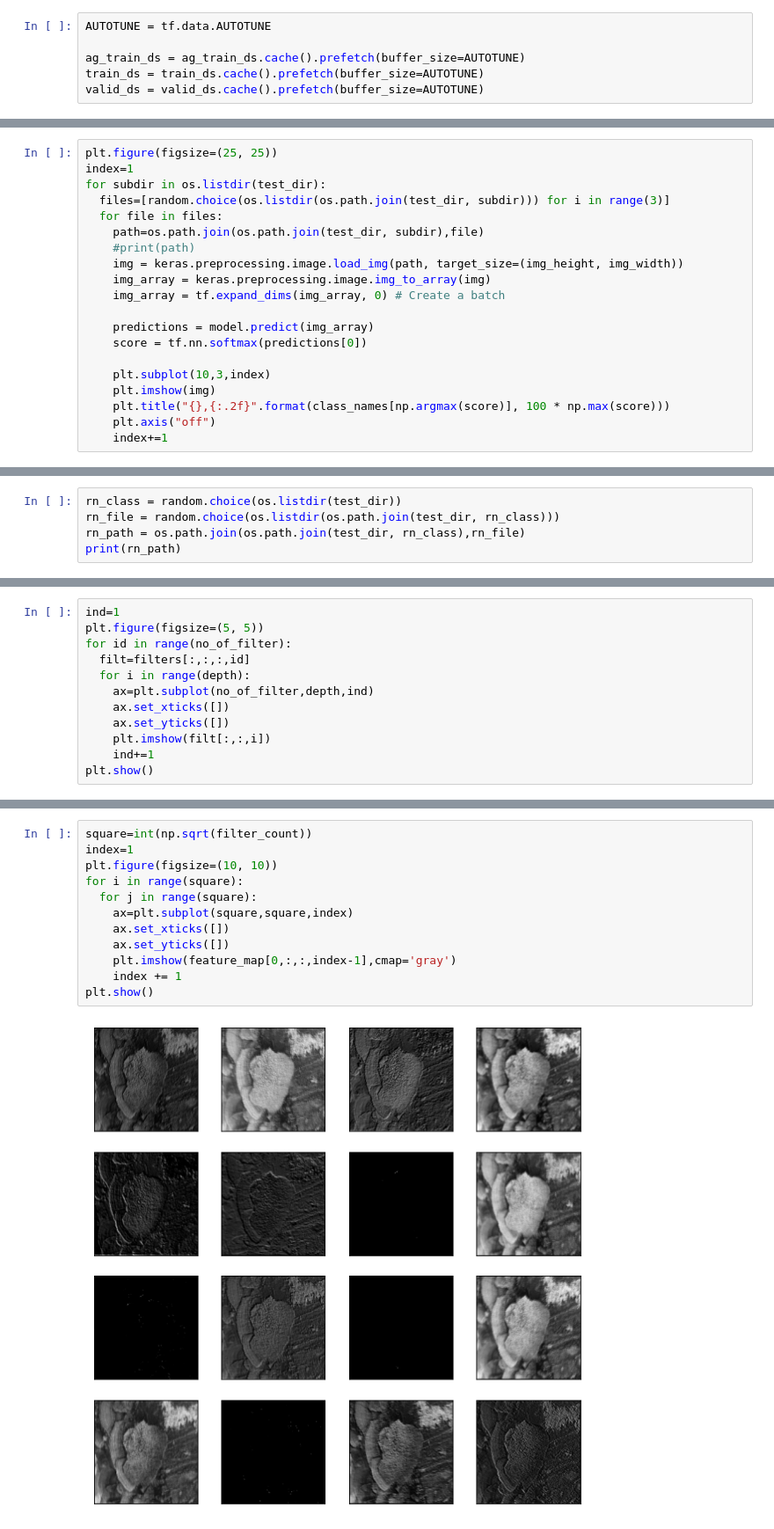
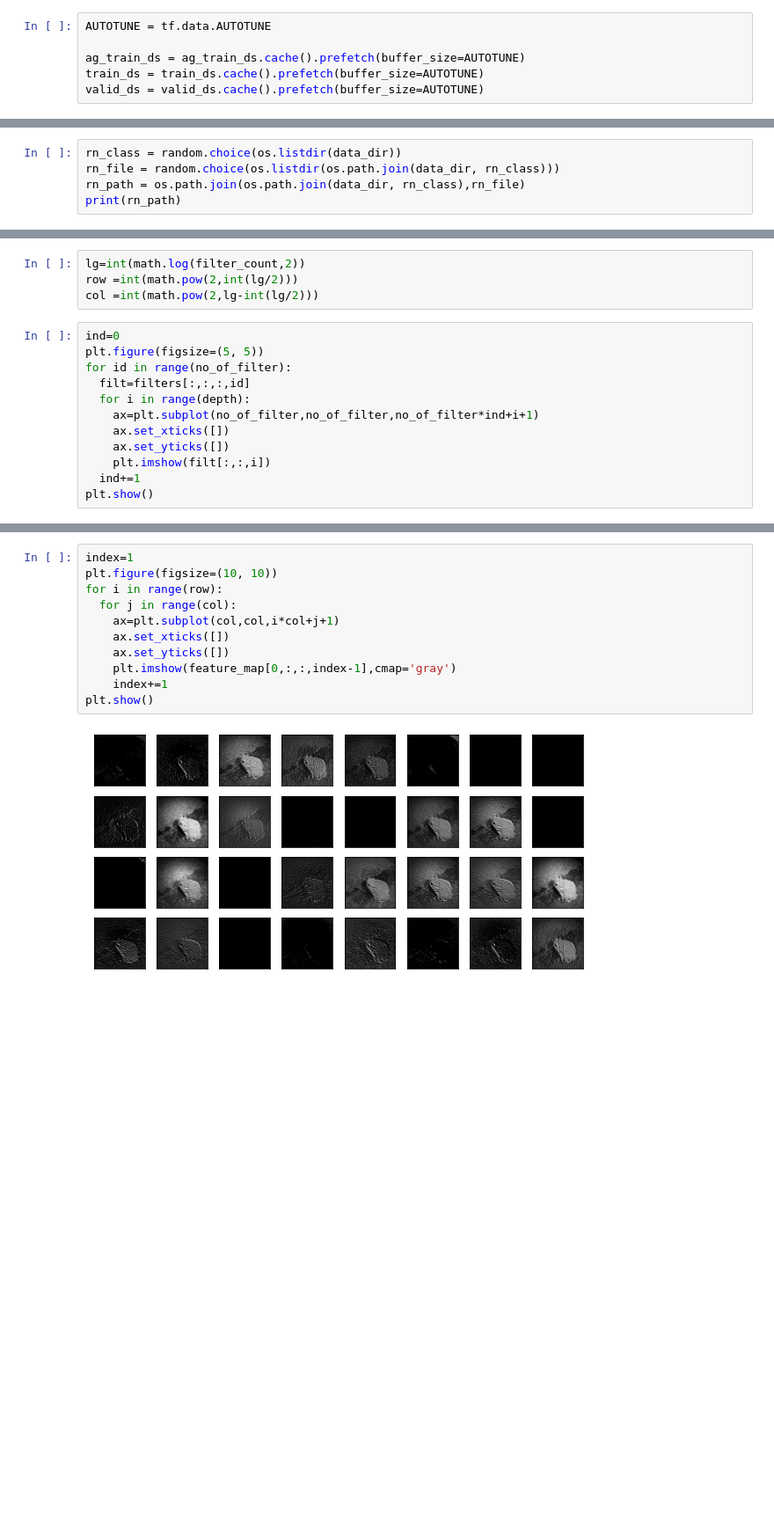
Before and after one commit to a-pt/cs6910-Assignment-2, a Jupyter notebook: PartA[4_5].ipynb, the cells around one changed output, grey strips where cells are left out. Shown at 88% size. Drawn from its saved outputs; the diff is of its cells as text; blank space fills up the shorter version.

```diff
--- a/PartA[4_5].ipynb
+++ b/PartA[4_5].ipynb
@@ -225,20 +216,0 @@ model.evaluate(test_ds,batch_size=1)
-# %%
-plt.figure(figsize=(25, 25))
-index=1
-for subdir in os.listdir(test_dir):
-  files=[random.choice(os.listdir(os.path.join(test_dir, subdir))) for i in range(3)]
-  for file in files:
-    path=os.path.join(os.path.join(test_dir, subdir),file)
-    #print(path)
-    img = keras.preprocessing.image.load_img(path, target_size=(img_height, img_width))
-    img_array = keras.preprocessing.image.img_to_array(img)
-    img_array = tf.expand_dims(img_array, 0) # Create a batch
-
-    predictions = model.predict(img_array)
-    score = tf.nn.softmax(predictions[0])
-
-    plt.subplot(10,3,index)
-    plt.imshow(img)
-    plt.title("{},{:.2f}".format(class_names[np.argmax(score)], 100 * np.max(score)))
-    plt.axis("off")
-    index+=1
@@ -259,6 +234,6 @@ conv2d_4 (3, 3, 128, 256)
 # %%
-rn_class = random.choice(os.listdir(test_dir))
-rn_file = random.choice(os.listdir(os.path.join(test_dir, rn_class)))
-rn_path = os.path.join(os.path.join(test_dir, rn_class),rn_file)
+rn_class = random.choice(os.listdir(data_dir))
+rn_file = random.choice(os.listdir(os.path.join(data_dir, rn_class)))
+rn_path = os.path.join(os.path.join(data_dir, rn_class),rn_file)
 print(rn_path)
 # %% [output]
@@ -282,13 +259,17 @@ print(filter_count,depth)
+# %%
+lg=int(math.log(filter_count,2))
+row =int(math.pow(2,int(lg/2)))
+col =int(math.pow(2,lg-int(lg/2)))
 # %%
-ind=1
+ind=0
 plt.figure(figsize=(5, 5))
 for id in range(no_of_filter):
   filt=filters[:,:,:,id]
   for i in range(depth):
-    ax=plt.subplot(no_of_filter,depth,ind)
+    ax=plt.subplot(no_of_filter,no_of_filter,no_of_filter*ind+i+1)
     ax.set_xticks([])
     ax.set_yticks([])
     plt.imshow(filt[:,:,i])
-    ind+=1
+  ind+=1
 plt.show()
 # %% [output]
@@ -323,14 +305,13 @@ print(feature_map.shape)
 # %%
-square=int(np.sqrt(filter_count))
 index=1
 plt.figure(figsize=(10, 10))
-for i in range(square):
-  for j in range(square):
-    ax=plt.subplot(square,square,index)
+for i in range(row):
+  for j in range(col):
+    ax=plt.subplot(col,col,i*col+j+1)
     ax.set_xticks([])
     ax.set_yticks([])
     plt.imshow(feature_map[0,:,:,index-1],cmap='gray')
-    index += 1
+    index+=1
 plt.show()
 # %% [output]
-[figure, old version]
+[figure, new version]
```
Also changed, not shown: parts of 52 cells of this notebook.
